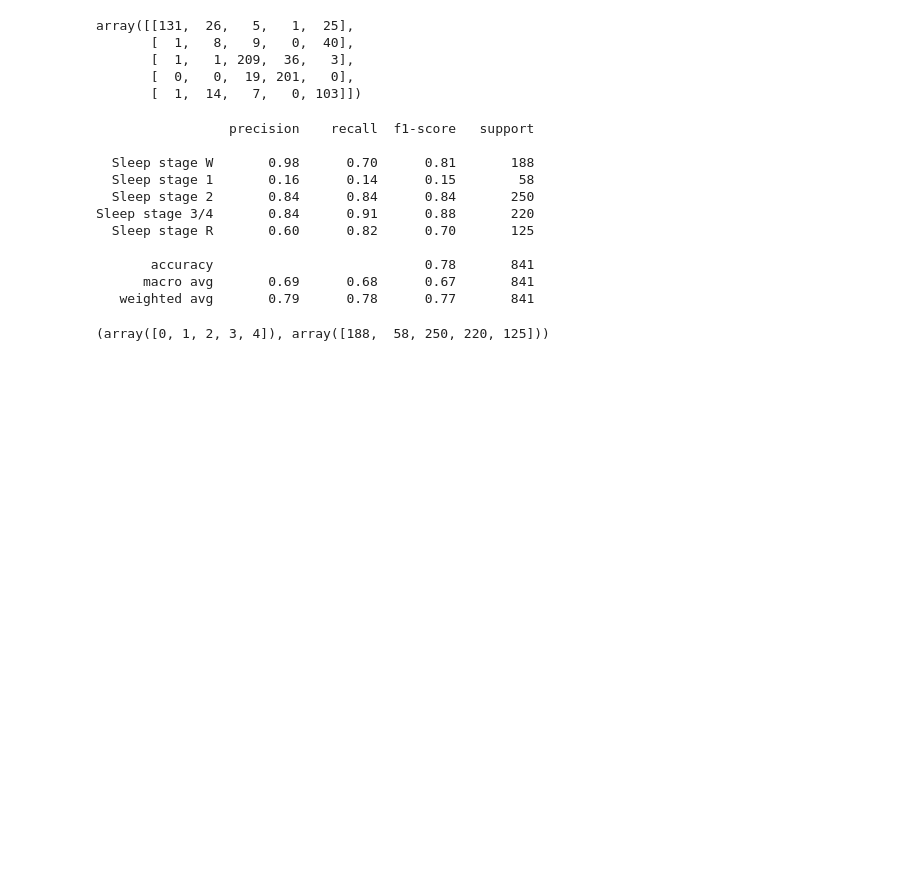
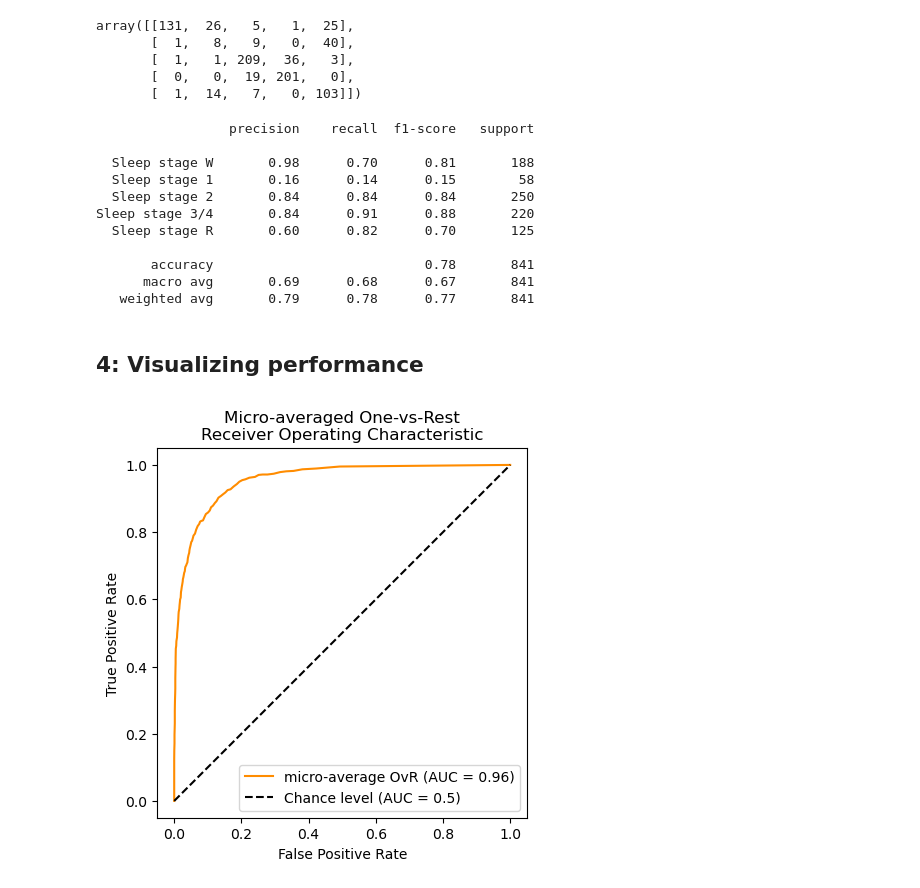
Before and after one commit to maverbiest/EEG-for-DSS, a Jupyter notebook: src/RF_sleep_state_classification.ipynb, the cells around one changed output. Cells and saved outputs as stored; diff of their text form; code cells hidden in the pictures; blank space fills up the shorter version.

```diff
--- a/src/RF_sleep_state_classification.ipynb
+++ b/src/RF_sleep_state_classification.ipynb
@@ -131,6 +161,7 @@ pipe.fit(epochs[1:], y_train)
 
 # Test
 y_pred = pipe.predict([epochs[0]])
+y_pred_proba = pipe.predict_proba([epochs[0]])
 
 # Assess the results
 y_test = epochs[0].events[:, 2]
@@ -177,7 +208,5 @@ Sleep stage 3/4       0.84      0.91      0.88       220
        accuracy                           0.78       841
       macro avg       0.69      0.68      0.67       841
    weighted avg       0.79      0.78      0.77       841
-# %%
-np.unique(y_test, return_counts=True)
-# %% [output]
-(array([0, 1, 2, 3, 4]), array([188,  58, 250, 220, 125]))
+# %% [markdown]
+## 4: Visualizing performance
@@ -183,0 +216,16 @@ np.unique(y_test, return_counts=True)
+# %%
+RocCurveDisplay.from_predictions(
+    LabelBinarizer().fit_transform(y_test).ravel(),
+    y_pred_proba.ravel(),
+    name="micro-average OvR",
+    color="darkorange",
+    plot_chance_level=True,
+)
+plt.axis("square")
+plt.xlabel("False Positive Rate")
+plt.ylabel("True Positive Rate")
+plt.title("Micro-averaged One-vs-Rest\nReceiver Operating Characteristic")
+plt.legend()
+plt.show()
+# %% [output]
+[figure, added]
```
Also changed, not shown: parts of 9 cells of this notebook, 1 other file.
